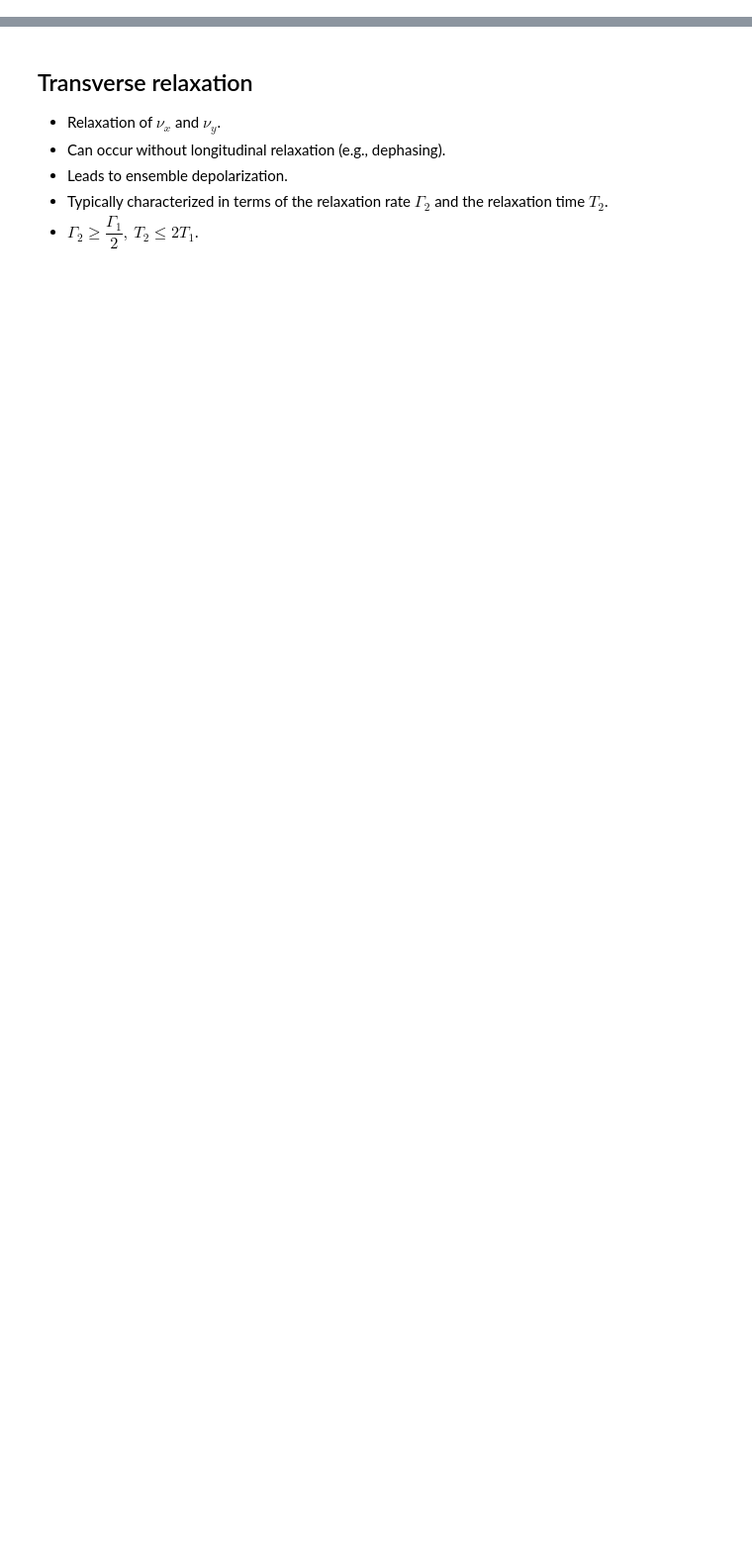
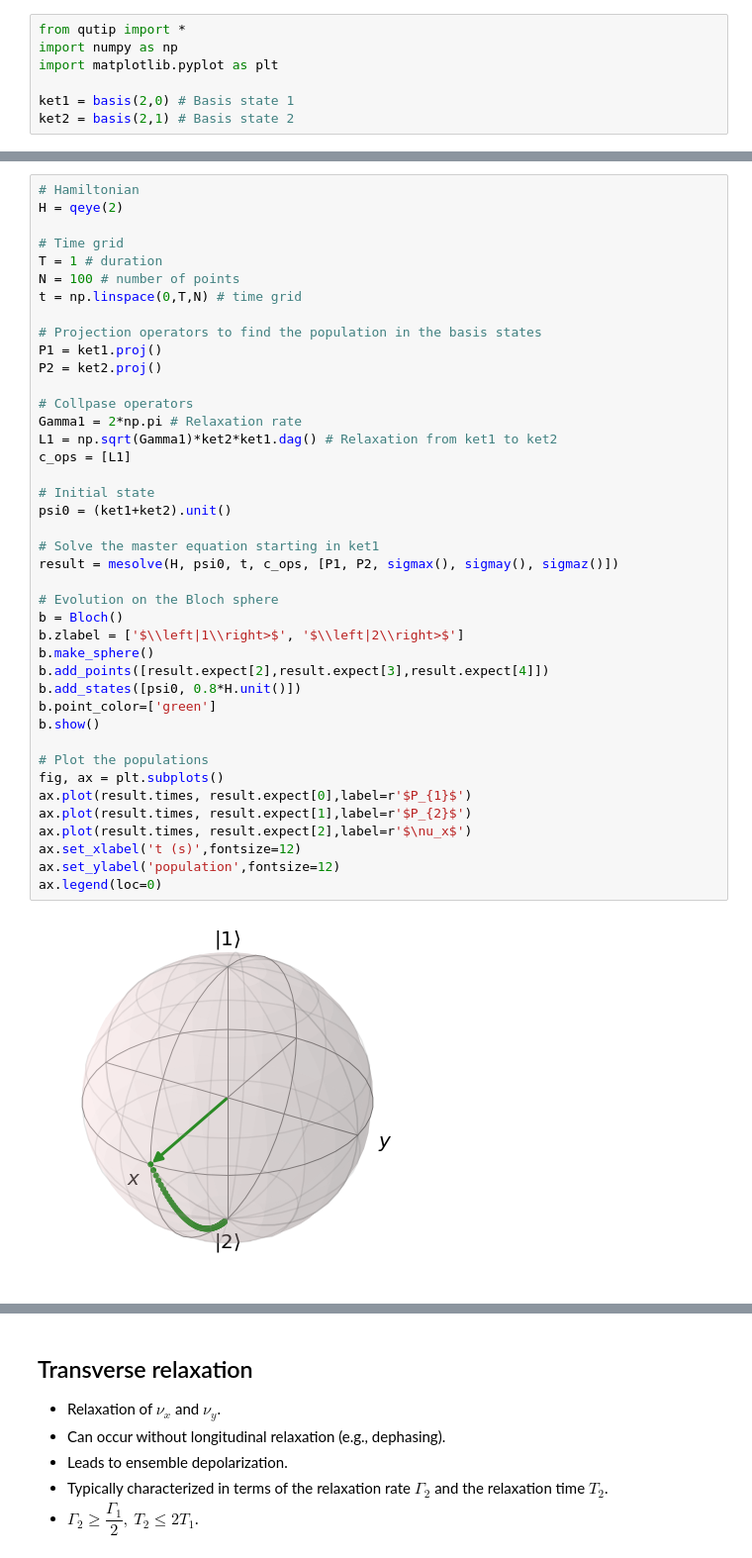
Before and after one commit to tretyakovmipt/quantum-intro-lectures, a Jupyter notebook: open-systems.ipynb, the cells around one changed output, grey strips where cells are left out. Shown at 99% size. Drawn from its saved outputs; the diff is of its cells as text; blank space fills up the shorter version.

Commit message:
added code for common relaxation examples

```diff
--- a/open-systems.ipynb
+++ b/open-systems.ipynb
@@ -1 +1,8 @@
+# %%
+from qutip import *
+import numpy as np
+import matplotlib.pyplot as plt
+
+ket1 = basis(2,0) # Basis state 1
+ket2 = basis(2,1) # Basis state 2
 # %% [markdown]
@@ -40,0 +49,43 @@ and transverse relaxation at a rate $\Gamma/2$:
+# %%
+# Hamiltonian
+H = qeye(2)
+
+# Time grid
+T = 1 # duration
+N = 100 # number of points
+t = np.linspace(0,T,N) # time grid
+
+# Projection operators to find the population in the basis states
+P1 = ket1.proj()
+P2 = ket2.proj()
+
+# Collpase operators
+Gamma1 = 2*np.pi # Relaxation rate
+L1 = np.sqrt(Gamma1)*ket2*ket1.dag() # Relaxation from ket1 to ket2
+c_ops = [L1]
+
+# Initial state
+psi0 = (ket1+ket2).unit()
+
+# Solve the master equation starting in ket1
+result = mesolve(H, psi0, t, c_ops, [P1, P2, sigmax(), sigmay(), sigmaz()])
+
+# Evolution on the Bloch sphere
+b = Bloch()
+b.zlabel = ['$\\left|1\\right>$', '$\\left|2\\right>$']
+b.make_sphere()
+b.add_points([result.expect[2],result.expect[3],result.expect[4]])
+b.add_states([psi0, 0.8*H.unit()])
+b.point_color=['green']
+b.show()
+
+# Plot the populations
+fig, ax = plt.subplots()
+ax.plot(result.times, result.expect[0],label=r'$P_{1}$')
+ax.plot(result.times, result.expect[1],label=r'$P_{2}$')
+ax.plot(result.times, result.expect[2],label=r'$\nu_x$')
+ax.set_xlabel('t (s)',fontsize=12)
+ax.set_ylabel('population',fontsize=12)
+ax.legend(loc=0)
+# %% [output]
+[figure, added]
```
Also changed, not shown: parts of 8 cells of this notebook.
